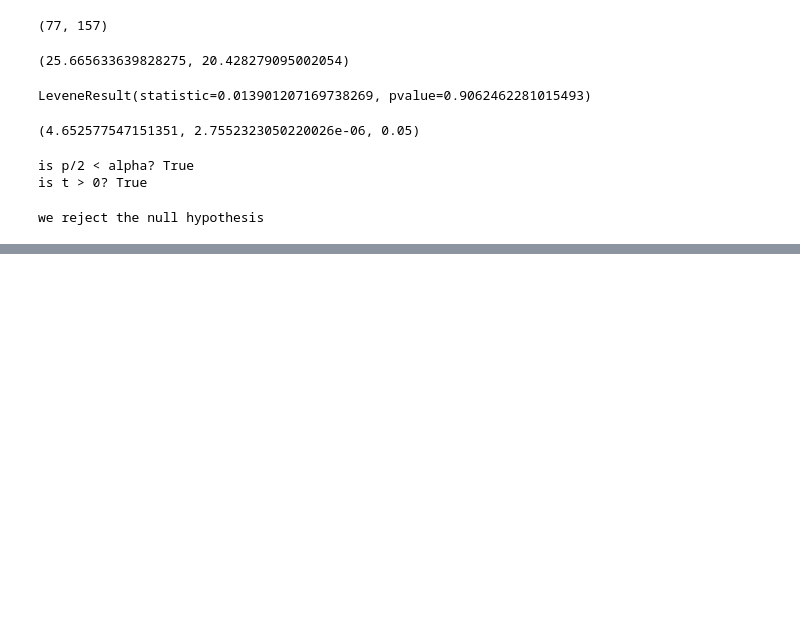
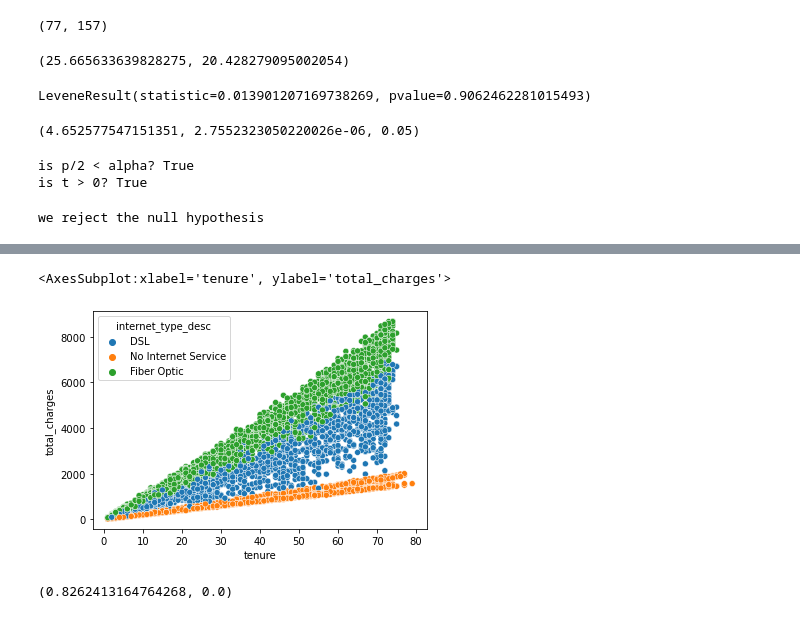
Before and after one commit to ian-james-johnson/data_science_notes, a Jupyter notebook: hypothesis_testing.ipynb, the cells around one changed output, grey strips where cells are left out. Cells and saved outputs as stored; diff of their text form; code cells hidden in the pictures; blank space fills up the shorter version.

```diff
--- a/hypothesis_testing.ipynb
+++ b/hypothesis_testing.ipynb
@@ -331,0 +406,8 @@ we reject the null hypothesis
+# %%
+# Total charges?
+# H0: tenure does not correlate with total charges
+# Ha: tenure does correlate with total charges
+
+# the data must be cleaned because NaN or nulls will break the pearson function
+cleaned = df[df['total_charges'] > 0]
+cleaned.head()
@@ -331,0 +442,17 @@ we reject the null hypothesis
+# %%
+alpha = 0.05
+x = cleaned.tenure
+y = cleaned.total_charges
+sns.scatterplot(x='tenure', y='total_charges', data=df, hue='internet_type_desc')
+# %% [output]
+<AxesSubplot:xlabel='tenure', ylabel='total_charges'>
+[figure, added]
+# %%
+corr, p = stats.pearsonr(x, y)
+corr, p
+# the test stat indicates positive correlation
+# the p stat is lower than alpha, so we should reject H0
+# we accept Ha
+# there is positve correlation between tenure and total_charges
+# %% [output]
+(0.8262413164764268, 0.0)
```
Also changed, not shown: parts of 40 cells of this notebook.
